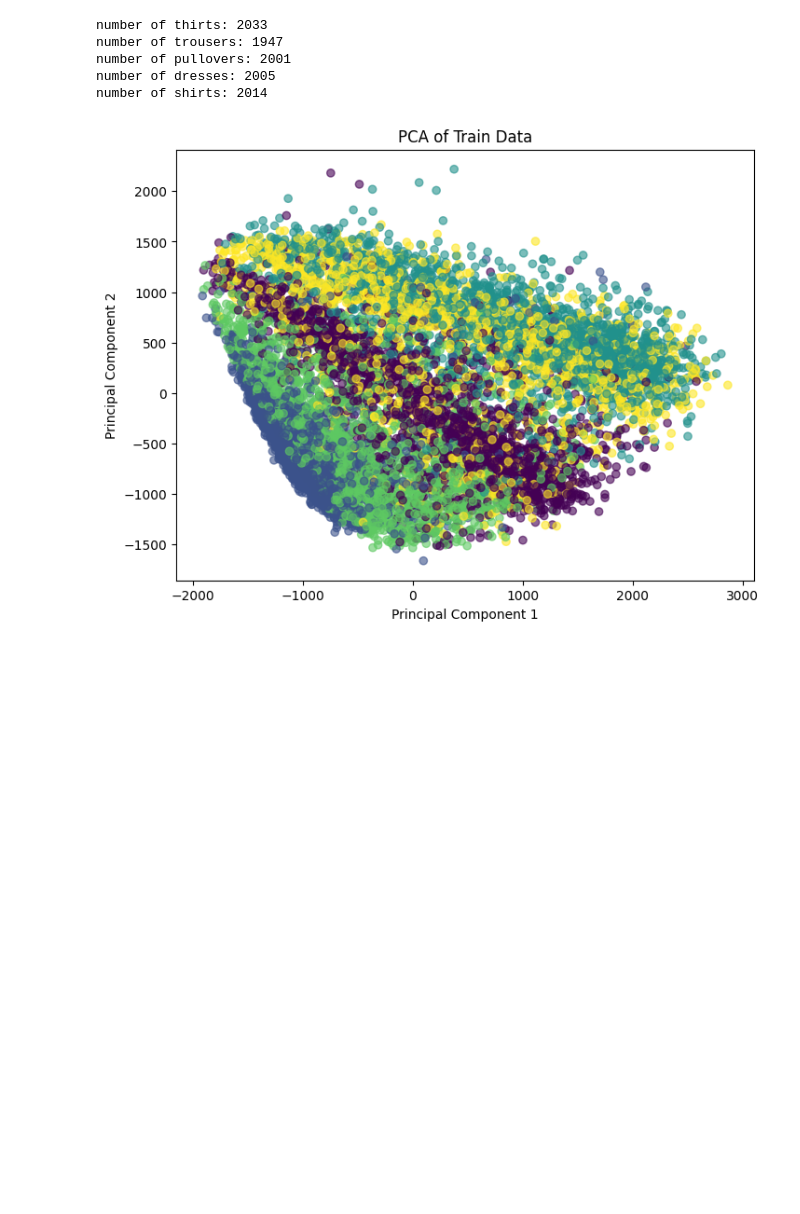
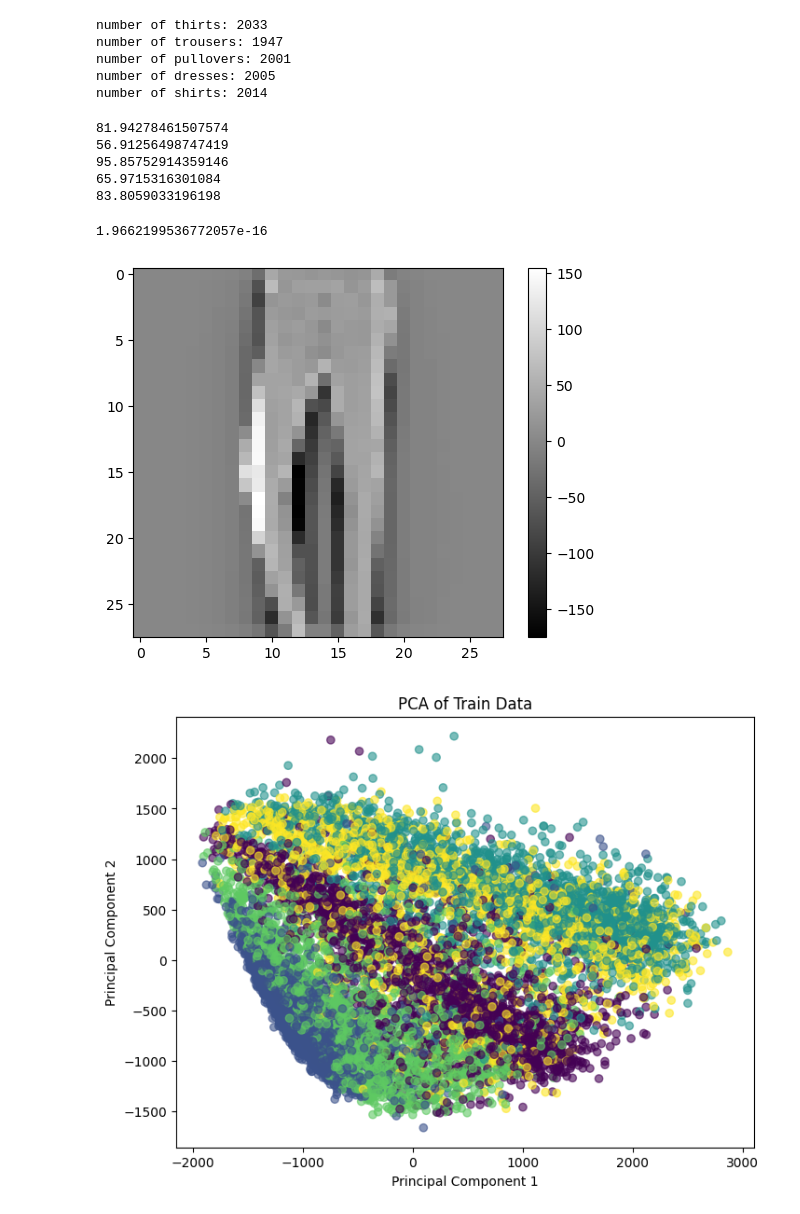
Before and after one commit to ikradnegyhusz/clothing_classifier, a Jupyter notebook: exploratory_data.ipynb, the cells around one changed output. Saved outputs shown, nothing was run; the diff lists cells and outputs as text; code cells hidden in the pictures; blank space fills up the shorter version.

Commit message:
some mean stuff

```diff
--- a/exploratory_data.ipynb
+++ b/exploratory_data.ipynb
@@ -71,6 +71,43 @@ number of trousers: 1947
 number of pullovers: 2001
 number of dresses: 2005
 number of shirts: 2014
+# %%
+print(T_shirt_top.mean())
+print(Trouser.mean())
+print(Pullover.mean())
+print(Dress.mean())
+print(Shirt.mean())
+# %% [output]
+81.94278461507574
+56.91256498747419
+95.85752914359146
+65.9715316301084
+83.8059033196198
+# %%
+x = train_witout_y
+mean = x.mean()
+desired_mean = 0
+
+test_trouser = x - mean + desired_mean
+
+test_trouser.mean()
+# %% [output]
+1.9662199536772057e-16
+# %%
+import matplotlib.pyplot as plt
+
+# Example: Single image of size 28x28 (random pixel values as an example)
+image_array =  test_trouser[9] # Replace this with your actual pixel data
+
+# Reshape the array into 28x28
+image_reshaped = image_array.reshape(28, 28)
+
+# Display the image
+plt.imshow(image_reshaped, cmap='gray')
+plt.colorbar()  # Optional: adds a color scale to the side
+plt.show()
+# %% [output]
+[figure, added]
 # %%
 # Perform PCA to reduce dimensions to 2D
 pca = PCA(n_components=2)
```
